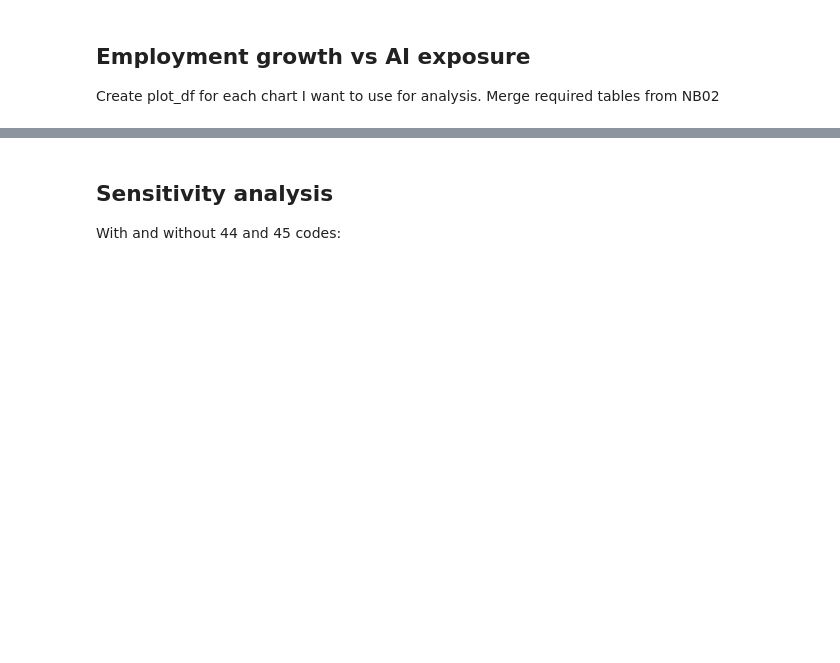
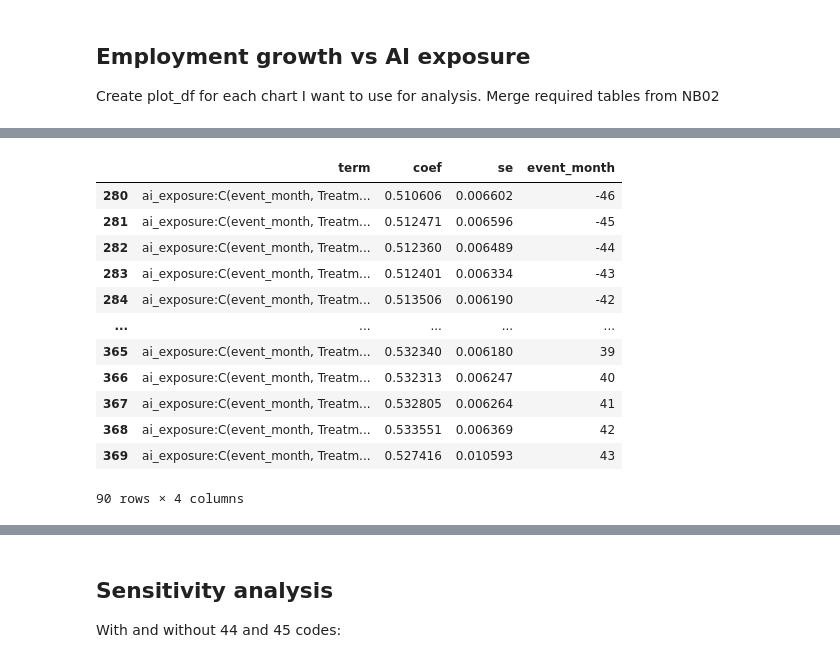
Before and after one commit to jp-tobin/me204-final-project, a Jupyter notebook: notebooks/NB03-JP-Tobin-Data-Analysis.ipynb, the cells around one changed output, grey strips where cells are left out. Saved outputs shown, nothing was run; the diff lists cells and outputs as text; code cells hidden in the pictures; blank space fills up the shorter version.

```diff
--- a/notebooks/NB03-JP-Tobin-Data-Analysis.ipynb
+++ b/notebooks/NB03-JP-Tobin-Data-Analysis.ipynb
@@ -159,0 +194,18 @@ TypeError: DataFrame.query() missing 1 required positional argument: 'expr'
+# %%
+
+es_df = df.assign(
+    # Take log of employment so that the coefficients reflect percent change in employment
+    ln_emp=np.log(df["employment"]),
+    # Calculate discrete months after ChatGPT launch
+    event_month=(
+        (df["date"].dt.year - T_0.year) * 12
+        + (df["date"].dt.month - T_0.month)
+        )
+)
+
+# Make event month categorical so each month receives own regression coefficient
+es_df["event_month"] = pd.Categorical(
+    es_df["event_month"],
+    categories=sorted(es_df["event_month"].unique()),
+    ordered=True
+)
@@ -159,0 +225,44 @@ TypeError: DataFrame.query() missing 1 required positional argument: 'expr'
+# %%
+
+formula='''
+ln_emp
+~ C(industry_name)
++ C(date)
++ ai_exposure:C(event_month, Treatment(reference=-1))
+'''
+model = smf.ols(
+    formula=formula,
+    data=es_df
+).fit(
+    cov_type="cluster",
+    cov_kwds={"groups": es_df["industry_name"]}
+    )
+
+coef_df = (
+    pd.DataFrame({
+        "term": model.params.index,
+        "coef": model.params.values,
+        "se": model.bse.values
+    })
+)
+
+# Select interaction terms from coefficient df
+coef_df = coef_df[coef_df["term"].str.startswith( "ai_exposure:C(event_month" )].copy()
+
+# Extract event month numbers out of terms
+coef_df["event_month"] = coef_df["term"].str.extract(r"\[(-?\d+)\]", expand=False).astype(str)
+coef_df
+# %% [output]
+|  | term | coef | se | event_month |
+| 280 | ai_exposure:C(event_month, Treatm... | 0.510606 | 0.006602 | -46 |
+| 281 | ai_exposure:C(event_month, Treatm... | 0.512471 | 0.006596 | -45 |
+| 282 | ai_exposure:C(event_month, Treatm... | 0.512360 | 0.006489 | -44 |
+| 283 | ai_exposure:C(event_month, Treatm... | 0.512401 | 0.006334 | -43 |
+| 284 | ai_exposure:C(event_month, Treatm... | 0.513506 | 0.006190 | -42 |
+| ... | ... | ... | ... | ... |
+| 365 | ai_exposure:C(event_month, Treatm... | 0.532340 | 0.006180 | 39 |
+| 366 | ai_exposure:C(event_month, Treatm... | 0.532313 | 0.006247 | 40 |
+| 367 | ai_exposure:C(event_month, Treatm... | 0.532805 | 0.006264 | 41 |
+| 368 | ai_exposure:C(event_month, Treatm... | 0.533551 | 0.006369 | 42 |
+| 369 | ai_exposure:C(event_month, Treatm... | 0.527416 | 0.010593 | 43 |
+90 rows × 4 columns
```
Also changed, not shown: parts of 16 cells of this notebook.
